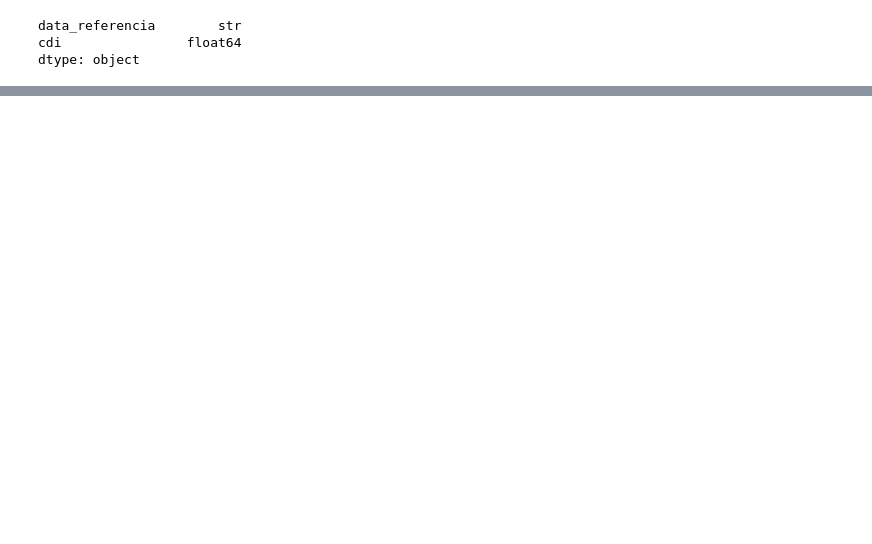
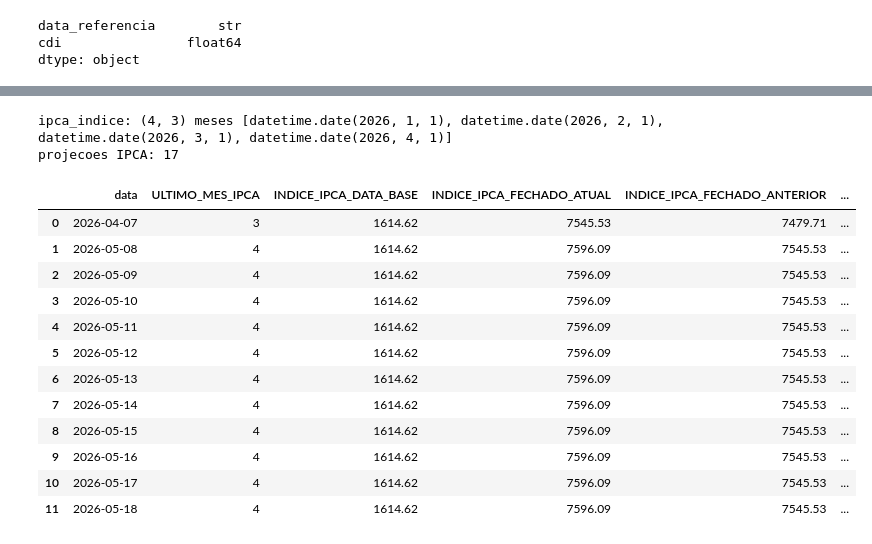
Before and after one commit to rborges447/brazilian_bonds_data_base, a Jupyter notebook: notebooks/test_gold.ipynb, the cells around one changed output, grey strips where cells are left out. Saved outputs shown, nothing was run; the diff lists cells and outputs as text; code cells hidden in the pictures; blank space fills up the shorter version.

```diff
--- a/notebooks/test_gold.ipynb
+++ b/notebooks/test_gold.ipynb
@@ -159,0 +435,41 @@ print("linhas:", len(result_liq.value))
+# %%
+# Leitura silver (ajuste o intervalo; ipca precisa de M-1 e M-2 disponíveis)
+IPCA_START, IPCA_END = "2024-01-01", "2026-12-01"
+PROJ_START, PROJ_END = "2025-01-01", "2026-12-01"
+orch = GoldOrchestrator()
+ipca_monthly = read_silver_range("ipca_indice", IPCA_START, IPCA_END)
+projecoes_all = read_silver_range("projecoes", PROJ_START, PROJ_END)
+feriados_set = _feriados_set()
+
+print("ipca_indice:", ipca_monthly.shape, "meses", ipca_monthly["ref_month"].tolist())
+print("projecoes IPCA:", len(projecoes_all[projecoes_all["indice"].str.upper() == "IPCA"]))
+
+# Datas de teste (projeção usa fallback se ref_month do mês alvo ainda não existir)
+DATAS_TESTE = ["2026-04-07" ,"2026-05-08" ,"2026-05-09","2026-05-10" ,"2026-05-11", "2026-05-12", "2026-05-13","2026-05-14", "2026-05-15", "2026-05-16", "2026-05-17","2026-05-18"]
+
+rows = []
+for d in DATAS_TESTE:
+    try:
+        dct = build_ipca_dict(d, ipca_monthly, projecoes_all, feriados_set)
+        rows.append({"data": d, **dct})
+    except (KeyError, ValueError) as exc:
+        rows.append({"data": d, "erro": str(exc)})
+
+ipca_gold_df = pd.DataFrame(rows)
+display(ipca_gold_df)
+# %% [output]
+ipca_indice: (4, 3) meses [datetime.date(2026, 1, 1), datetime.date(2026, 2, 1), datetime.date(2026, 3, 1), datetime.date(2026, 4, 1)]
+projecoes IPCA: 17
+|  | data | ULTIMO_MES_IPCA | INDICE_IPCA_DATA_BASE | INDICE_IPCA_FECHADO_ATUAL | INDICE_IPCA_FECHADO_ANTERIOR | ... |
+| 0 | 2026-04-07 | 3 | 1614.62 | 7545.53 | 7479.71 | ... |
+| 1 | 2026-05-08 | 4 | 1614.62 | 7596.09 | 7545.53 | ... |
+| 2 | 2026-05-09 | 4 | 1614.62 | 7596.09 | 7545.53 | ... |
+| 3 | 2026-05-10 | 4 | 1614.62 | 7596.09 | 7545.53 | ... |
+| 4 | 2026-05-11 | 4 | 1614.62 | 7596.09 | 7545.53 | ... |
+| 5 | 2026-05-12 | 4 | 1614.62 | 7596.09 | 7545.53 | ... |
+| 6 | 2026-05-13 | 4 | 1614.62 | 7596.09 | 7545.53 | ... |
+| 7 | 2026-05-14 | 4 | 1614.62 | 7596.09 | 7545.53 | ... |
+| 8 | 2026-05-15 | 4 | 1614.62 | 7596.09 | 7545.53 | ... |
+| 9 | 2026-05-16 | 4 | 1614.62 | 7596.09 | 7545.53 | ... |
+| 10 | 2026-05-17 | 4 | 1614.62 | 7596.09 | 7545.53 | ... |
+| 11 | 2026-05-18 | 4 | 1614.62 | 7596.09 | 7545.53 | ... |
```
Also changed, not shown: parts of 15 cells of this notebook, 11 other files.
